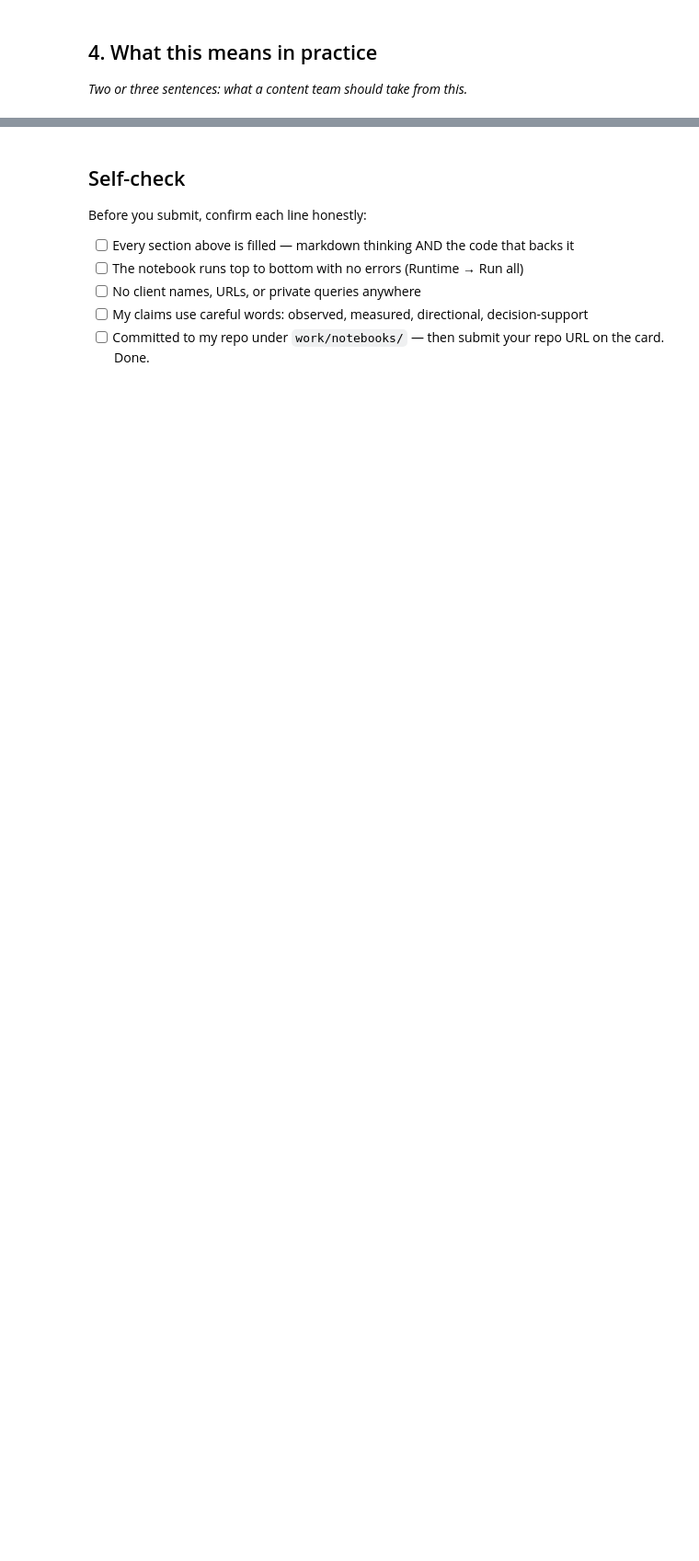
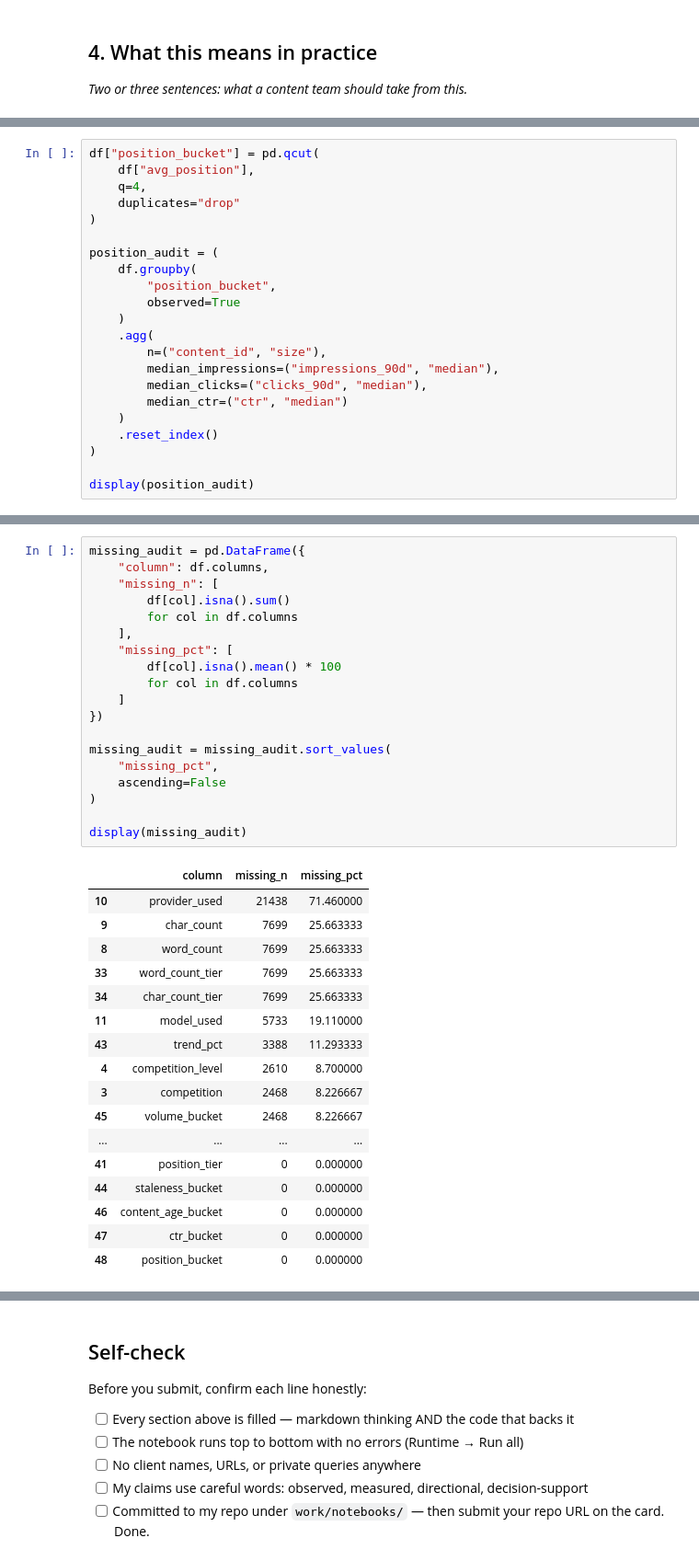
Before and after one commit to shiva-sn/ML, a Jupyter notebook: work/notebooks/w04_signal_audit.ipynb, the cells around one changed output, grey strips where cells are left out. Shown at 92% size. Cells and saved outputs as stored; diff of their text form; blank space fills up the shorter version.

```diff
--- a/work/notebooks/w04_signal_audit.ipynb
+++ b/work/notebooks/w04_signal_audit.ipynb
@@ -36,0 +304,22 @@ This skeleton is yours to fill. Work the sections **in order** — each one has
+# %%
+df["position_bucket"] = pd.qcut(
+    df["avg_position"],
+    q=4,
+    duplicates="drop"
+)
+
+position_audit = (
+    df.groupby(
+        "position_bucket",
+        observed=True
+    )
+    .agg(
+        n=("content_id", "size"),
+        median_impressions=("impressions_90d", "median"),
+        median_clicks=("clicks_90d", "median"),
+        median_ctr=("ctr", "median")
+    )
+    .reset_index()
+)
+
+display(position_audit)
@@ -36,0 +377,37 @@ This skeleton is yours to fill. Work the sections **in order** — each one has
+# %%
+missing_audit = pd.DataFrame({
+    "column": df.columns,
+    "missing_n": [
+        df[col].isna().sum()
+        for col in df.columns
+    ],
+    "missing_pct": [
+        df[col].isna().mean() * 100
+        for col in df.columns
+    ]
+})
+
+missing_audit = missing_audit.sort_values(
+    "missing_pct",
+    ascending=False
+)
+
+display(missing_audit)
+# %% [output]
+|  | column | missing_n | missing_pct |
+| 10 | provider_used | 21438 | 71.460000 |
+| 9 | char_count | 7699 | 25.663333 |
+| 8 | word_count | 7699 | 25.663333 |
+| 33 | word_count_tier | 7699 | 25.663333 |
+| 34 | char_count_tier | 7699 | 25.663333 |
+| 11 | model_used | 5733 | 19.110000 |
+| 43 | trend_pct | 3388 | 11.293333 |
+| 4 | competition_level | 2610 | 8.700000 |
+| 3 | competition | 2468 | 8.226667 |
+| 45 | volume_bucket | 2468 | 8.226667 |
+| ... | ... | ... | ... |
+| 41 | position_tier | 0 | 0.000000 |
+| 44 | staleness_bucket | 0 | 0.000000 |
+| 46 | content_age_bucket | 0 | 0.000000 |
+| 47 | ctr_bucket | 0 | 0.000000 |
+| 48 | position_bucket | 0 | 0.000000 |
```
Also changed, not shown: parts of 18 cells of this notebook.
